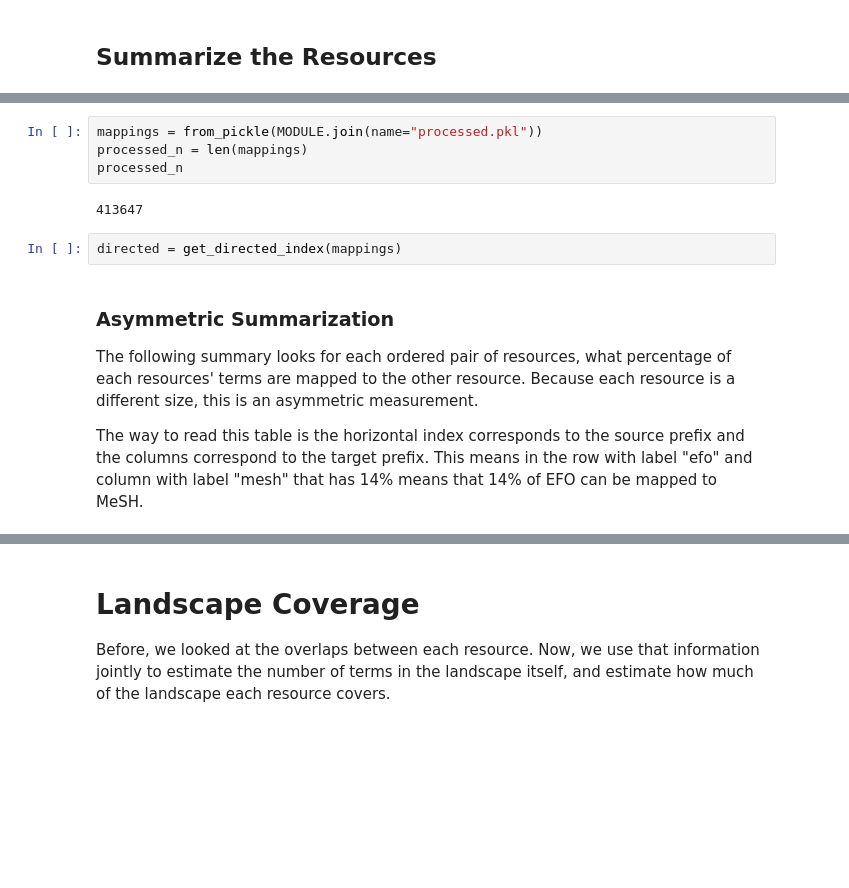
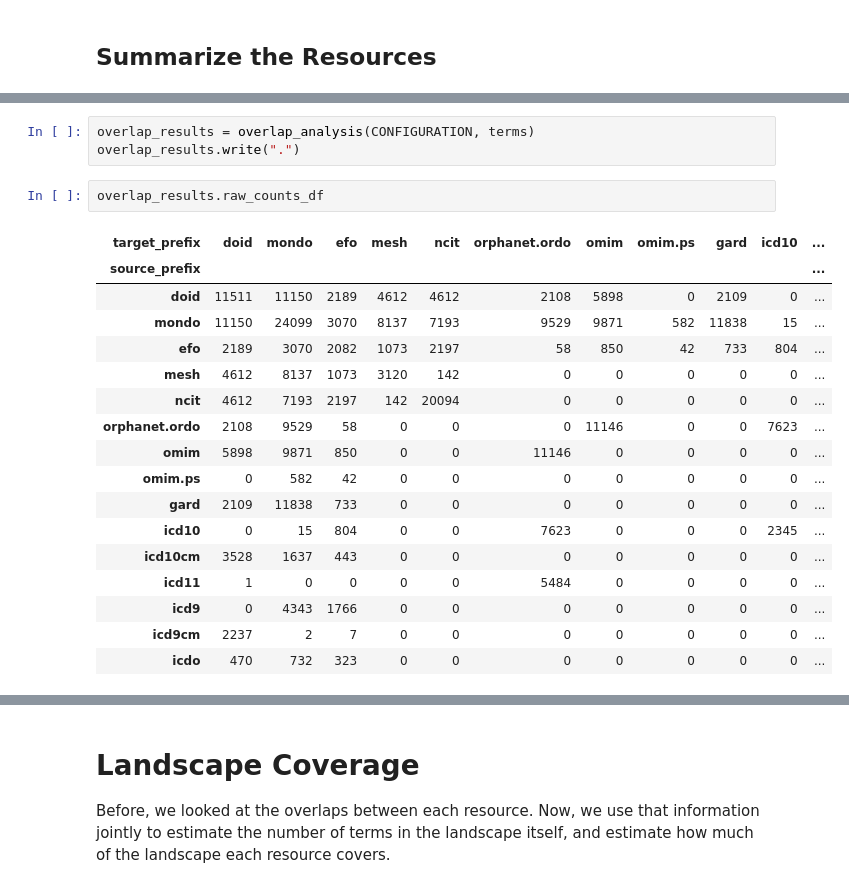
Before and after one commit to biopragmatics/semra, a Jupyter notebook: scripts/Disease Landscape Comparison.ipynb, the cells around one changed output, grey strips where cells are left out. Drawn from its saved outputs; the diff is of its cells as text; blank space fills up the shorter version.

Commit message:
Improve reusability of landscape analysis

```diff
--- a/scripts/Disease Landscape Comparison.ipynb
+++ b/scripts/Disease Landscape Comparison.ipynb
@@ -86,14 +75,23 @@ summary_df
+# %%
+overlap_results = overlap_analysis(CONFIGURATION, terms)
+overlap_results.write(".")
 # %%
-mappings = from_pickle(MODULE.join(name="processed.pkl"))
-processed_n = len(mappings)
-processed_n
+overlap_results.raw_counts_df
 # %% [output]
-413647
+| target_prefix | doid | mondo | efo | mesh | ncit | orphanet.ordo | omim | omim.ps | gard | icd10 | ... |
+| source_prefix |  |  |  |  |  |  |  |  |  |  | ... |
+| doid | 11511 | 11150 | 2189 | 4612 | 4612 | 2108 | 5898 | 0 | 2109 | 0 | ... |
+| mondo | 11150 | 24099 | 3070 | 8137 | 7193 | 9529 | 9871 | 582 | 11838 | 15 | ... |
+| efo | 2189 | 3070 | 2082 | 1073 | 2197 | 58 | 850 | 42 | 733 | 804 | ... |
+| mesh | 4612 | 8137 | 1073 | 3120 | 142 | 0 | 0 | 0 | 0 | 0 | ... |
+| ncit | 4612 | 7193 | 2197 | 142 | 20094 | 0 | 0 | 0 | 0 | 0 | ... |
+| orphanet.ordo | 2108 | 9529 | 58 | 0 | 0 | 0 | 11146 | 0 | 0 | 7623 | ... |
+| omim | 5898 | 9871 | 850 | 0 | 0 | 11146 | 0 | 0 | 0 | 0 | ... |
+| omim.ps | 0 | 582 | 42 | 0 | 0 | 0 | 0 | 0 | 0 | 0 | ... |
+| gard | 2109 | 11838 | 733 | 0 | 0 | 0 | 0 | 0 | 0 | 0 | ... |
+| icd10 | 0 | 15 | 804 | 0 | 0 | 7623 | 0 | 0 | 0 | 2345 | ... |
+| icd10cm | 3528 | 1637 | 443 | 0 | 0 | 0 | 0 | 0 | 0 | 0 | ... |
+| icd11 | 1 | 0 | 0 | 0 | 0 | 5484 | 0 | 0 | 0 | 0 | ... |
+| icd9 | 0 | 4343 | 1766 | 0 | 0 | 0 | 0 | 0 | 0 | 0 | ... |
+| icd9cm | 2237 | 2 | 7 | 0 | 0 | 0 | 0 | 0 | 0 | 0 | ... |
+| icdo | 470 | 732 | 323 | 0 | 0 | 0 | 0 | 0 | 0 | 0 | ... |
-# %%
-directed = get_directed_index(mappings)
-# %% [markdown]
-### Asymmetric Summarization
-
-The following summary looks for each ordered pair of resources, what percentage of each resources' terms are mapped to the other resource. Because each resource is a different size, this is an asymmetric measurement.
-
-The way to read this table is the horizontal index corresponds to the source prefix and the columns correspond to the target prefix. This means in the row with label "efo" and column with label "mesh" that has 14% means that 14% of EFO can be mapped to MeSH.
```
Also changed, not shown: parts of 21 cells of this notebook, 6 other files.
